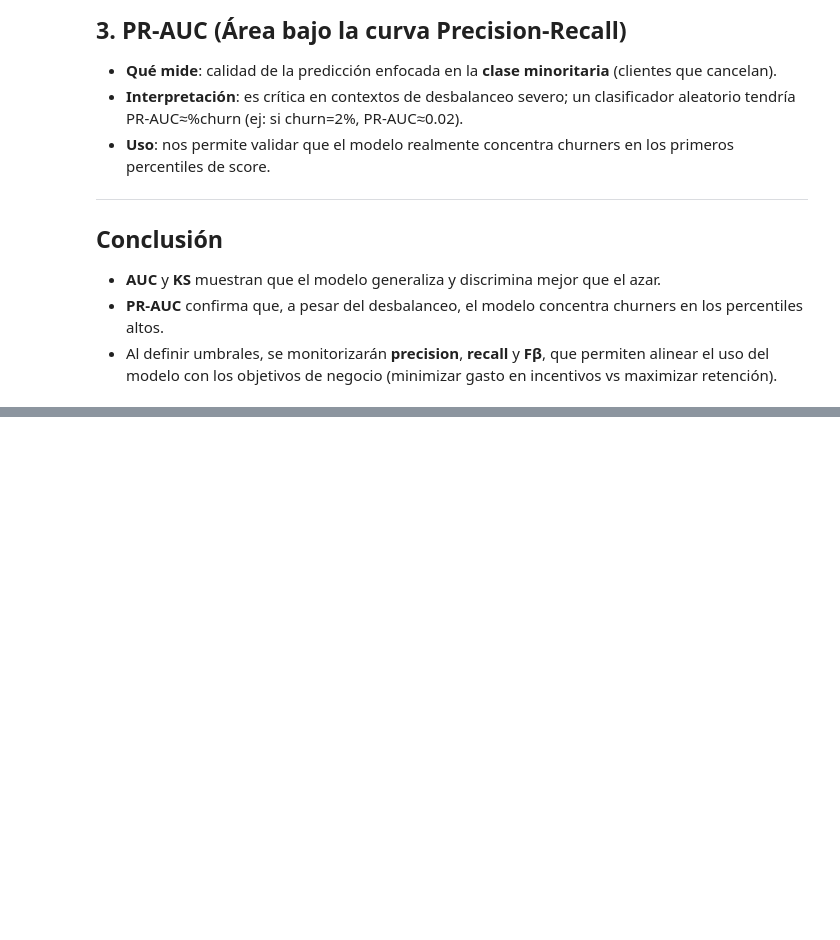
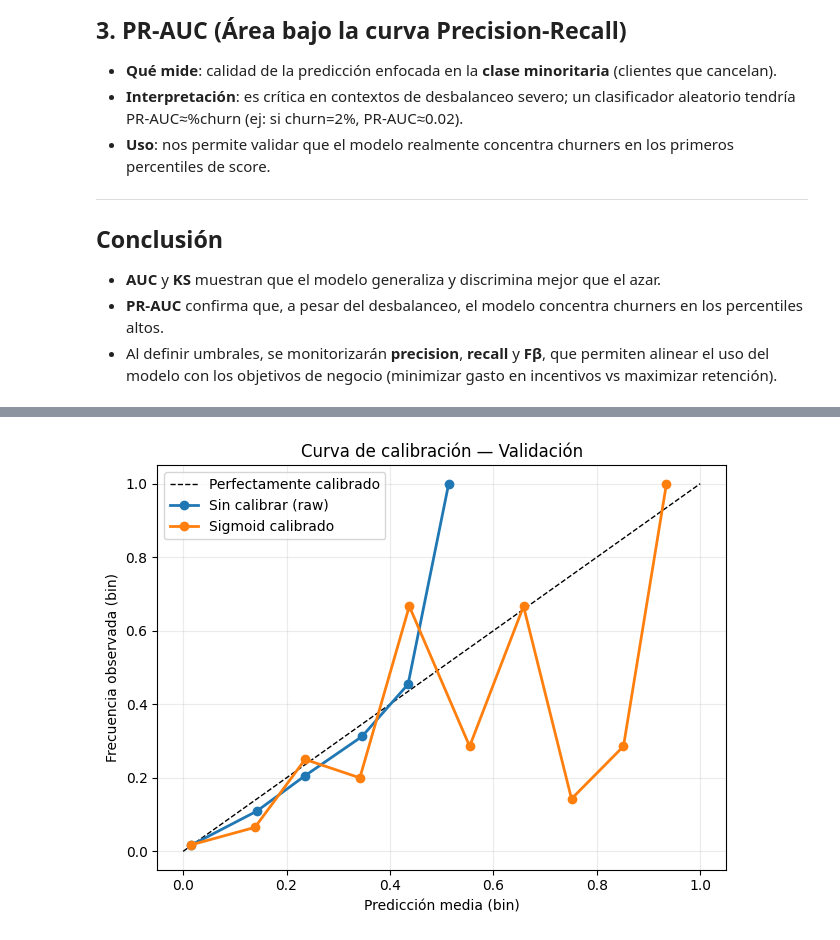
Before and after one commit to cafernandezp/adeslas-interview, a Jupyter notebook: notebooks/04-model.ipynb, the cells around one changed output, grey strips where cells are left out. Drawn from its saved outputs; the diff is of its cells as text; code cells hidden in the pictures; blank space fills up the shorter version.

```diff
--- a/notebooks/04-model.ipynb
+++ b/notebooks/04-model.ipynb
@@ -818,0 +1147,93 @@ Si luego quieres correr la versión con scale_pos_weight, descomenta el bloque d
+# %%
+# =========================================
+# Calibración SIGMOID (Platt) + Evaluación de calibración
+# - Usa cv="prefit" para NO reentrenar XGBoost
+# - Reserva 20% de TRAIN como set de calibración
+# - Evalúa: Brier score (↓ mejor), curva de calibración y ECE (↓ mejor)
+# =========================================
+import numpy as np
+import pandas as pd
+import matplotlib.pyplot as plt
+
+from sklearn.calibration import CalibratedClassifierCV, calibration_curve
+from sklearn.metrics import brier_score_loss, roc_auc_score, average_precision_score
+from sklearn.model_selection import StratifiedShuffleSplit
+
+from utils import model_training as mt
+import importlib; importlib.reload(mt)
+
+# ---- 1) Holdout de calibración (20% de TRAIN) ----
+y_tr_1d = mt.to_1d_series(y_tr)
+sss = StratifiedShuffleSplit(n_splits=1, test_size=0.20, random_state=42)
+idx_fit, idx_cal = next(sss.split(X_tr, y_tr_1d))
+X_cal, y_cal = X_tr.iloc[idx_cal], y_tr_1d.iloc[idx_cal]
+
+# ---- 2) Calibrador SIGMOID sobre modelo ya entrenado ----
+# OJO: en sklearn recientes el argumento es 'estimator' (no 'base_estimator')
+calibrated_clf = CalibratedClassifierCV(estimator=base_model, method="sigmoid", cv="prefit")
+calibrated_clf.fit(X_cal, y_cal)
+
+# ---- 3) Probabilidades (raw vs calibradas) en VALIDACIÓN/TEST ----
+p_val_raw  = base_model.predict_proba(X_va)[:, 1]
+p_test_raw = base_model.predict_proba(X_te)[:, 1]
+
+p_val_cal  = calibrated_clf.predict_proba(X_va)[:, 1]
+p_test_cal = calibrated_clf.predict_proba(X_te)[:, 1]
+
+print("✔ Probabilidades calibradas listas: p_val_cal, p_test_cal")
+
+# ---- 4) Función ECE (Expected Calibration Error) ----
+def expected_calibration_error(y_true: np.ndarray, y_prob: np.ndarray, n_bins: int = 10) -> float:
+    """ECE con bins uniformes en probabilidad [0,1]."""
+    y_true = np.asarray(y_true).astype(int)
+    y_prob = np.asarray(y_prob).astype(float)
+    bins = np.linspace(0.0, 1.0, n_bins + 1)
+    ece = 0.0
+    n = len(y_true)
+    for i in range(n_bins):
+        lo, hi = bins[i], bins[i+1]
+        mask = (y_prob >= lo) & (y_prob < hi) if i < n_bins - 1 else (y_prob >= lo) & (y_prob <= hi)
+        if not np.any(mask):
+            continue
+        acc = y_true[mask].mean()
+        conf = y_prob[mask].mean()
+        ece += (mask.mean()) * abs(acc - conf)  # peso por frecuencia del bin
+    return float(ece)
+
+# ---- 5) Métricas de calibración en VALIDACIÓN ----
+brier_raw = brier_score_loss(y_va, p_val_raw)
+brier_cal = brier_score_loss(y_va, p_val_cal)
+ece_raw   = expected_calibration_error(y_va, p_val_raw, n_bins=10)
+ece_cal   = expected_calibration_error(y_va, p_val_cal, n_bins=10)
+
+print({
+    "auc_raw":  roc_auc_score(y_va, p_val_raw),
+    "ap_raw":   average_precision_score(y_va, p_val_raw),
+    "brier_raw": brier_raw,
+    "ece_raw":   ece_raw,
+    "auc_cal":  roc_auc_score(y_va, p_val_cal),
+    "ap_cal":   average_precision_score(y_va, p_val_cal),
+    "brier_cal": brier_cal,
+    "ece_cal":   ece_cal,
+})
+
+# ---- 6) Curva de calibración (reliability diagram) en VALIDACIÓN ----
+prob_true_raw, prob_pred_raw = calibration_curve(y_va, p_val_raw, n_bins=10, strategy="uniform")
+prob_true_cal, prob_pred_cal = calibration_curve(y_va, p_val_cal, n_bins=10, strategy="uniform")
+
+plt.figure(figsize=(6.5, 5))
+plt.plot([0, 1], [0, 1], "k--", lw=1, label="Perfectamente calibrado")
+plt.plot(prob_pred_raw, prob_true_raw, marker="o", lw=2, label="Sin calibrar (raw)")
+plt.plot(prob_pred_cal, prob_true_cal, marker="o", lw=2, label="Sigmoid calibrado")
+plt.xlabel("Predicción media (bin)")
+plt.ylabel("Frecuencia observada (bin)")
+plt.title("Curva de calibración — Validación")
+plt.legend()
+plt.grid(alpha=0.25)
+plt.tight_layout()
+plt.show()
+
+# ---- 7) Guardar objetos si quieres reutilizar la calibración ----
+# import joblib
+# joblib.dump(calibrated_clf, DATA_PATH / "models" / "calibrated_sigmoid_prefit.joblib")
+# %% [output]
@@ -818,0 +1242 @@ Si luego quieres correr la versión con scale_pos_weight, descomenta el bloque d
+[figure, added]
```
Also changed, not shown: parts of 24 cells of this notebook, 2 other files.
